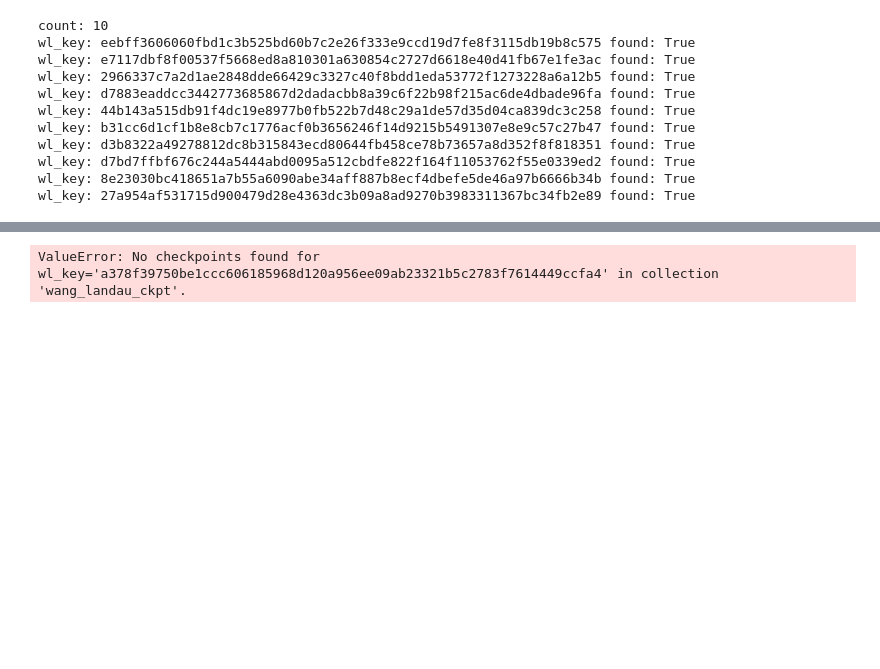
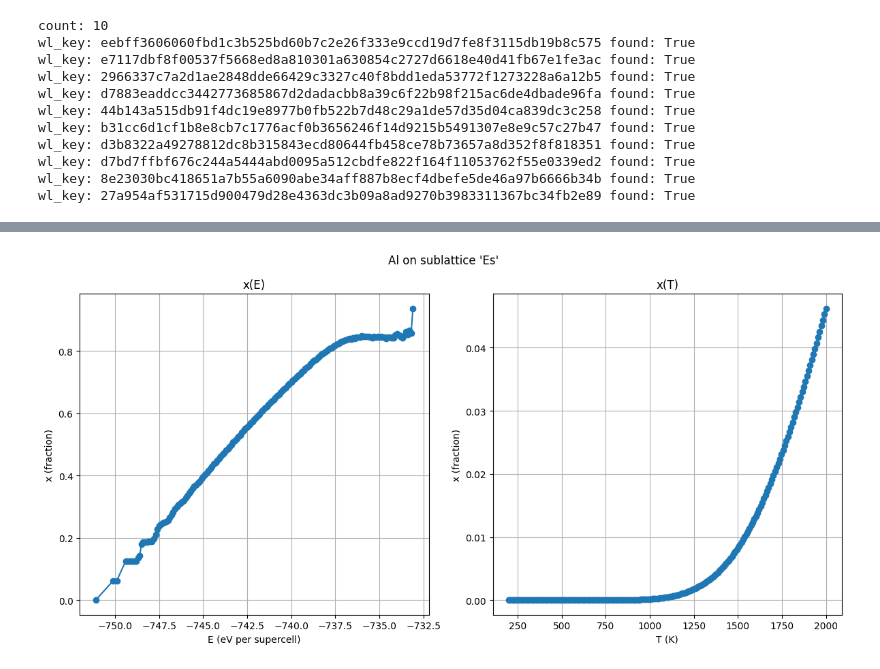
Before and after one commit to ColinBundschu/phase-edge, a Jupyter notebook: testing/visualize_wl.ipynb, the cells around one changed output, grey strips where cells are left out. Cells and saved outputs as stored; diff of their text form; code cells hidden in the pictures; blank space fills up the shorter version.

```diff
--- a/testing/visualize_wl.ipynb
+++ b/testing/visualize_wl.ipynb
@@ -282,7 +288,7 @@ import math
 import numpy as np
 import matplotlib.pyplot as plt
 
-from phaseedge.storage import store  # uses your env-configured connections
+from phaseedge.sampling.wl_block_driver import fetch_wl_tip
 
 
 __all__ = ["analyze_wl_chain_tip"]
@@ -565,34 +571,33 @@ def _plot_single_xE_xT(
         y_series = np.asarray([xE_bins[int(b)] for b in bins_sorted], dtype=float)
         ax.plot(E_series, y_series, marker="o")
     ax.set_xlabel("E (eV per supercell)")
     ax.set_ylabel("x (fraction)")
     ax.set_title("x(E)")
     ax.grid(True)
 
     # Right: x(T)
     ax = axes[1]
     if len(xT_series) > 0:
         Ts = sorted(xT_series.keys())
         ys = [xT_series[T] for T in Ts]
         ax.plot(np.asarray(Ts, dtype=float), np.asarray(ys, dtype=float), marker="o")
     else:
         # If no xT for this pair, plot empty axes so the layout stays stable.
         ax.plot([], [])
     ax.set_xlabel("T (K)")
     ax.set_ylabel("x (fraction)")
     ax.set_title("x(T)")
     ax.grid(True)
 
     fig.tight_layout()
     plt.show()
 
 
 # Example:
 result = analyze_wl_chain_tip(
-    "a378f39750be1ccc606185968d120a956ee09ab23321b5c2783f7614449ccfa4",
-    sublattice="Es",
-    element="Al",
+    "80d8c390132405b8ba7a1bb775c35a50ef1fe4acbafd10c247fe3e20a643638c", sublattice="Es", element="Al", # ZnAl2O4 2x2x2 refined
+    # "4f43349d82a2462e1af28a44f11430df3cf0bfcb01509eadba060c5dfc69edf2", sublattice="Es", element="Ga", # MgGa2O4 2x2x2 refined
     T_grid=np.linspace(200.0, 2000.0, 200).astype(float).tolist(),
 )
 # %% [output]
-ValueError: No checkpoints found for wl_key='a378f39750be1ccc606185968d120a956ee09ab23321b5c2783f7614449ccfa4' in collection 'wang_landau_ckpt'.
+[figure, added]
```
Also changed, not shown: parts of 1 cell of this notebook, 1 other file.
